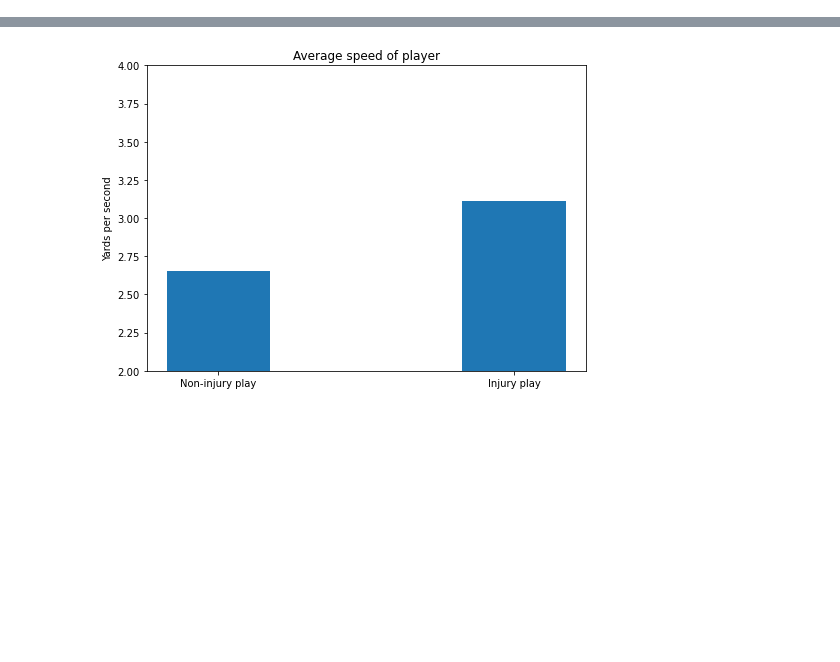
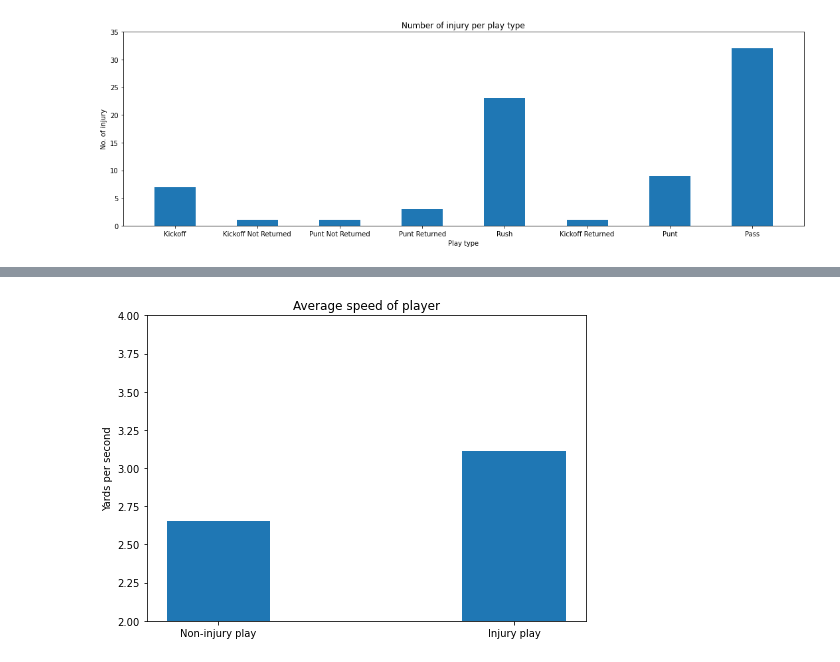
Before and after one commit to cwingho/NFL_Analytics, a Jupyter notebook: brian/chart.ipynb, the cells around one changed output, grey strips where cells are left out. Cells and saved outputs as stored; diff of their text form; code cells hidden in the pictures; blank space fills up the shorter version.

```diff
--- a/brian/chart.ipynb
+++ b/brian/chart.ipynb
@@ -23,3 +23,22 @@ plt.savefig('../out/injury_n_per_pos.png')
+# %%
+play_type = (7,1,1,3,23,1,9,32)
+ind = np.arange(len(play_type))
+width = 0.5
+
+fig = plt.subplots(figsize =(15, 5))
+p1 = plt.bar(ind, play_type, width)
+
+plt.ylabel('No. of injury')
+plt.xlabel('Play type')
+plt.title('Number of injury per play type')
+plt.xticks(ind, ('Kickoff','Kickoff Not Returned','Punt Not Returned',
+                 'Punt Returned','Rush','Kickoff Returned','Punt','Pass'))
+plt.yticks(np.arange(0, 40, 5))
+plt.tight_layout()
+plt.savefig('../out/injury_n_per_play_type.png')
+# plt.show()
+# %% [output]
+[figure, added]
 # %%
 non_inj_normal = 4030912*100/(4030912+2795604)
 non_inj_abnormal = 100-non_inj_normal
```
Also changed, not shown: parts of 3 cells of this notebook, 1 other file.
